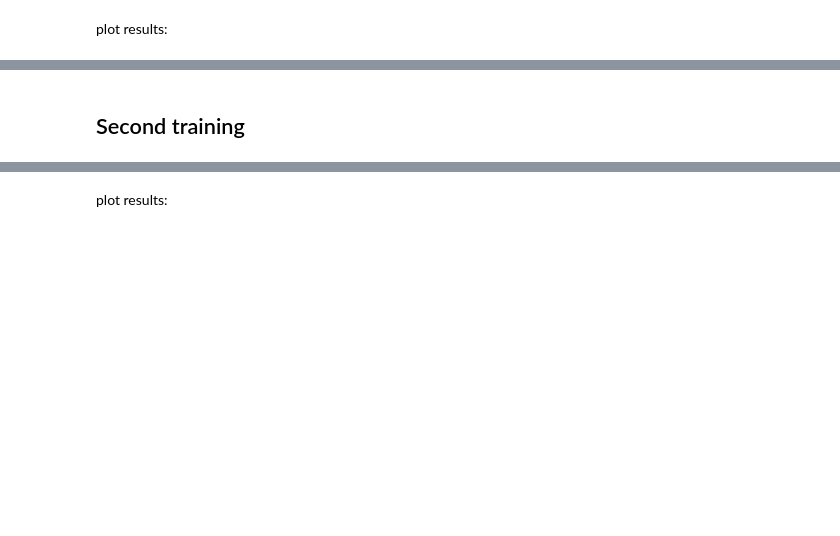
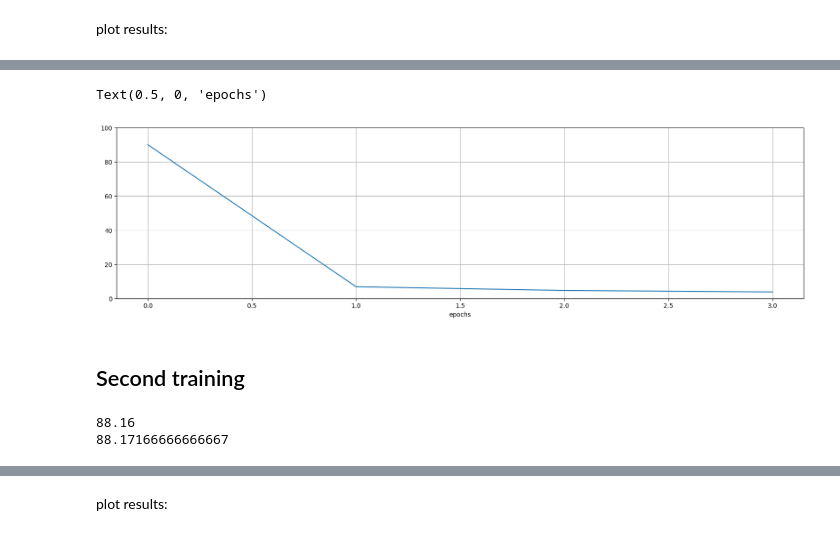
Before and after one commit to LeonieKreis/layer_insertion_sensitivity_based, a Jupyter notebook: li_experiments.ipynb, the cells around one changed output, grey strips where cells are left out. Drawn from its saved outputs; the diff is of its cells as text; code cells hidden in the pictures; blank space fills up the shorter version.

```diff
--- a/li_experiments.ipynb
+++ b/li_experiments.ipynb
@@ -177,9 +288,12 @@ if T1:
 # %%
 plt.figure(figsize=(20,5))
-plt.plot(test_errors1,'o')
-plt.ylim(bottom=0)
+plt.plot([90.]+test_errors1)#,'o')
+plt.ylim(top=100,bottom=0)
 plt.grid()
 plt.xlabel('epochs')
+# %% [output]
+Text(0.5, 0, 'epochs')
+[figure, added]
 # %% [markdown]
 ## Second training
 # %%
@@ -191,4 +307,10 @@ if _type=='res2':
 
 torch.nn.utils.vector_to_parameters(param_init, model_init2.parameters())
+# %%
+print(check_testerror(test_dataloader,model_init2))
+print(check_testerror(train_dataloader,model_init2))
+# %% [output]
+88.16
+88.17166666666667
 # %%
 if T2:
```
Also changed, not shown: parts of 34 cells of this notebook, 2 other files.
